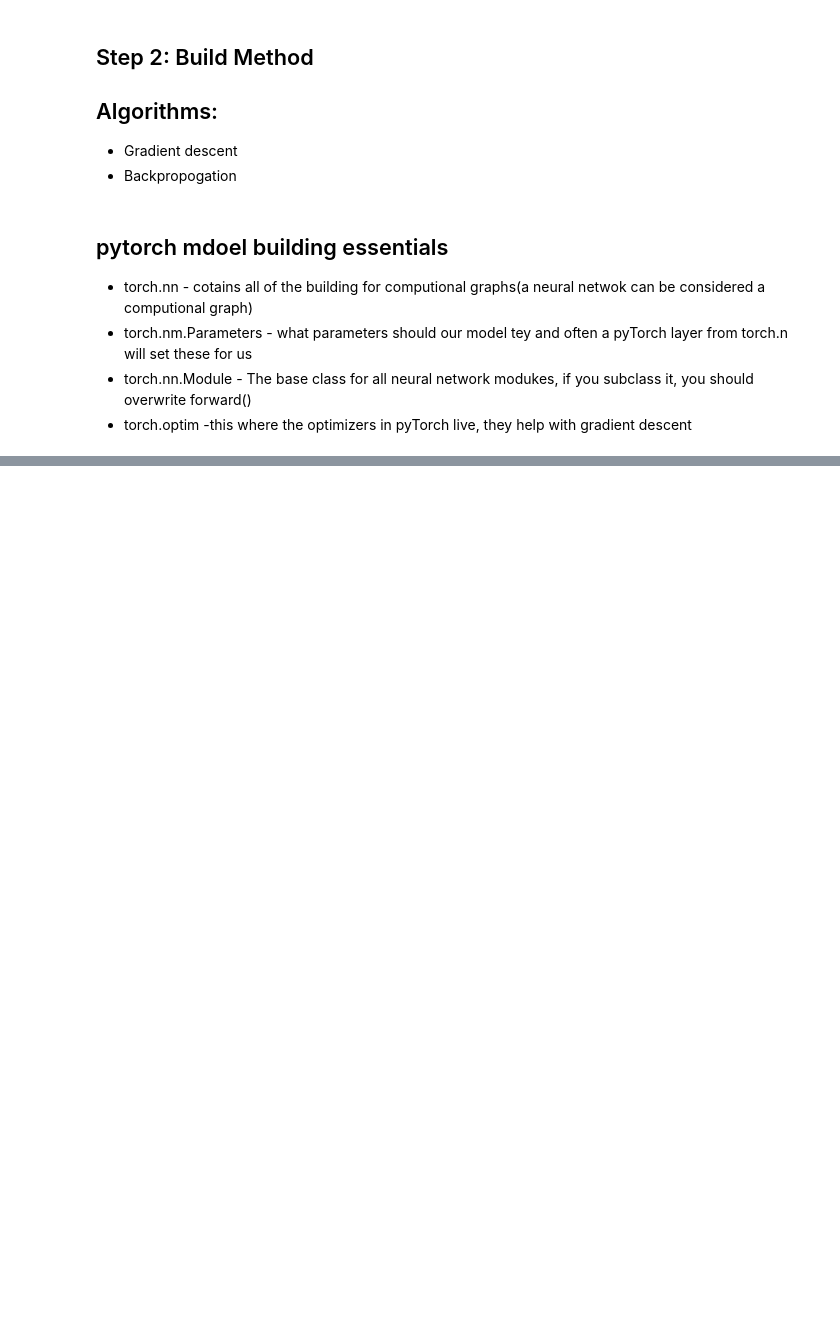
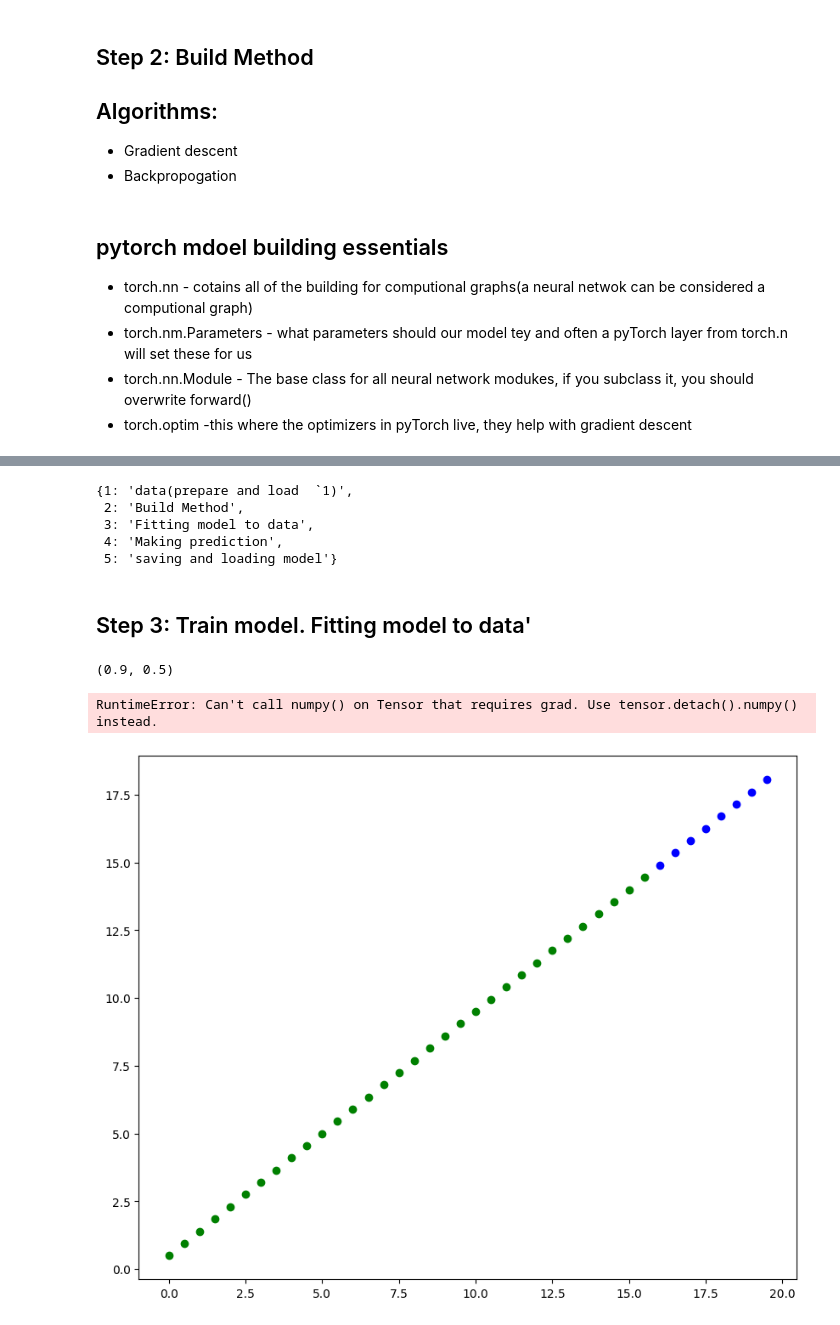
Before and after one commit to Ydv-Suman/Learn-Pytorch, a Jupyter notebook: pytorch_basics.ipynb, the cells around one changed output, grey strips where cells are left out. Saved outputs shown, nothing was run; the diff lists cells and outputs as text; code cells hidden in the pictures; blank space fills up the shorter version.

```diff
--- a/pytorch_basics.ipynb
+++ b/pytorch_basics.ipynb
@@ -555,0 +578,10 @@ list(model_0.parameters())
+# %%
+workflow
+# %% [output]
+{1: 'data(prepare and load  `1)',
+ 2: 'Build Method',
+ 3: 'Fitting model to data',
+ 4: 'Making prediction',
+ 5: 'saving and loading model'}
+# %% [markdown]
+## Step 3: Train model. Fitting model to data'
@@ -555,0 +617,9 @@ list(model_0.parameters())
+# %%
+weight, bias
+# %% [output]
+(0.9, 0.5)
+# %%
+plot_prediction(prediction=y_preds)
+# %% [output]
+RuntimeError: Can't call numpy() on Tensor that requires grad. Use tensor.detach().numpy() instead.
+[figure, added]
```
Also changed, not shown: parts of 26 cells of this notebook.
